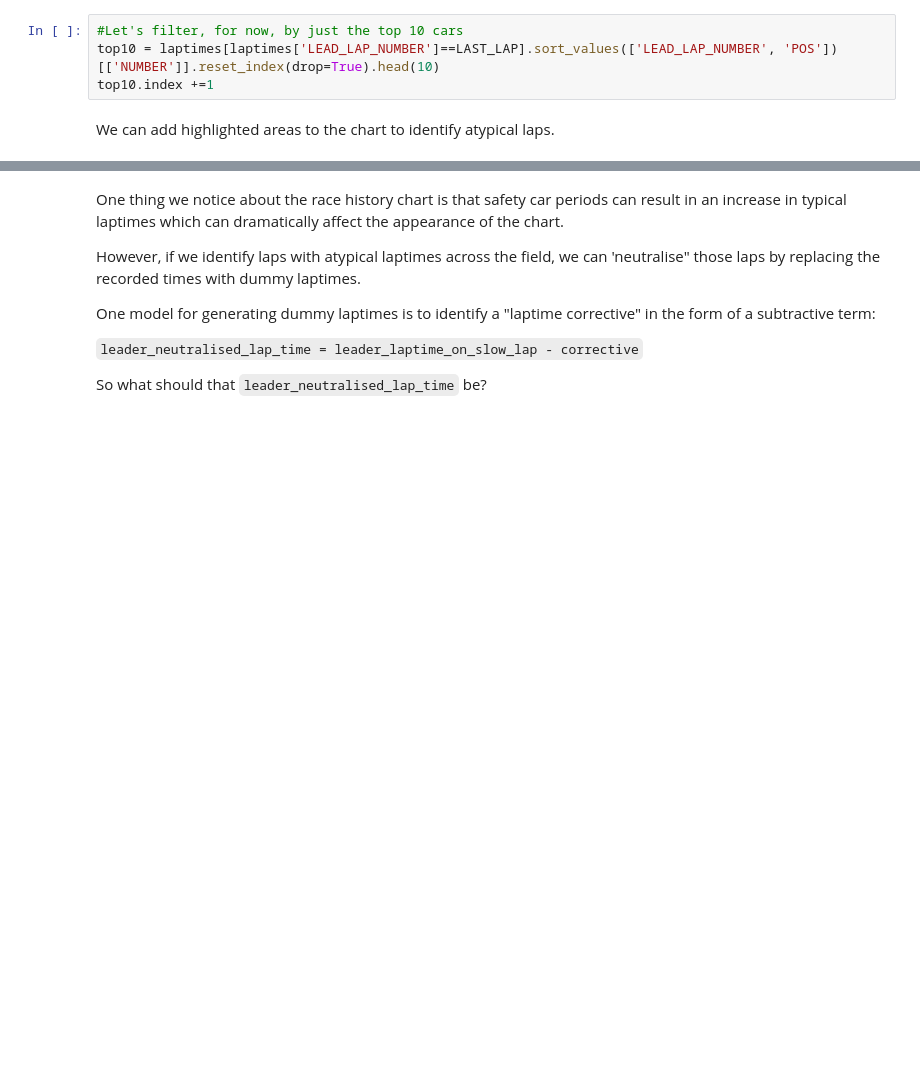
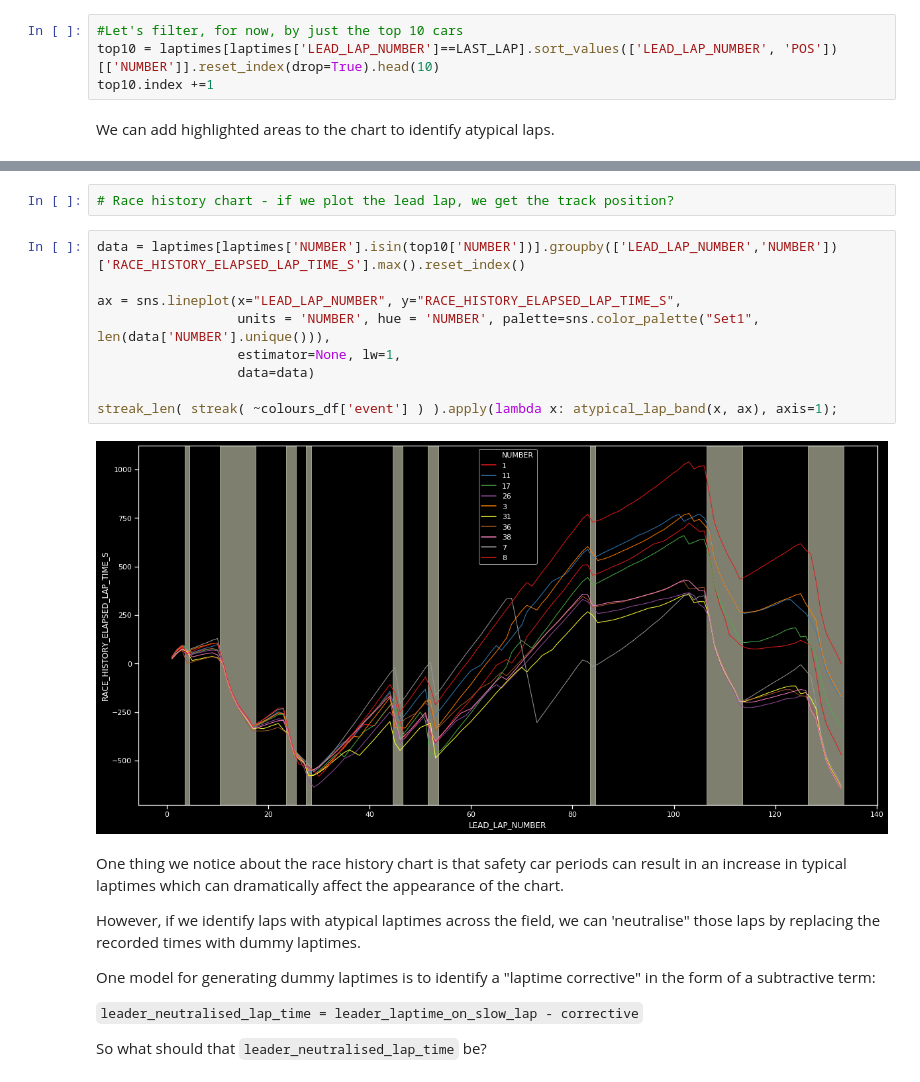
Before and after one commit to f1datajunkie/WEC, a Jupyter notebook: notebooks/Race Events.ipynb, the cells around one changed output, grey strips where cells are left out. Saved outputs shown, nothing was run; the diff lists cells and outputs as text; blank space fills up the shorter version.

```diff
--- a/notebooks/Race Events.ipynb
+++ b/notebooks/Race Events.ipynb
@@ -408,3 +415,16 @@ streak_len( streak( ~colours_df['event'] ) ).apply(lambda x: atypical_lap_band(x
+# %%
+# Race history chart - if we plot the lead lap, we get the track position?
+# %%
+data = laptimes[laptimes['NUMBER'].isin(top10['NUMBER'])].groupby(['LEAD_LAP_NUMBER','NUMBER'])['RACE_HISTORY_ELAPSED_LAP_TIME_S'].max().reset_index()
+
+ax = sns.lineplot(x="LEAD_LAP_NUMBER", y="RACE_HISTORY_ELAPSED_LAP_TIME_S",
+                  units = 'NUMBER', hue = 'NUMBER', palette=sns.color_palette("Set1", len(data['NUMBER'].unique())),
+                  estimator=None, lw=1,
+                  data=data)
+
+streak_len( streak( ~colours_df['event'] ) ).apply(lambda x: atypical_lap_band(x, ax), axis=1);
+# %% [output]
+[figure, added]
 # %% [markdown]
 One thing we notice about the race history chart is that safety car periods can result in an increase in typical laptimes which can dramatically affect the appearance of the chart.
 
```
Also changed, not shown: parts of 12 cells of this notebook, 1 other file.
